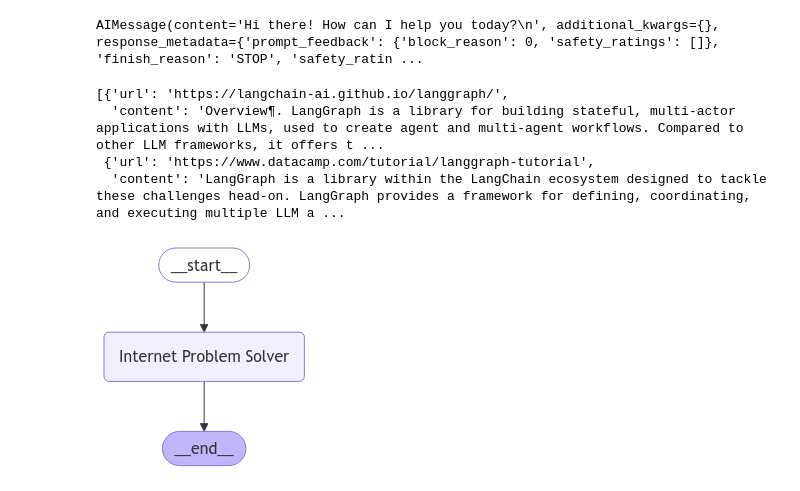
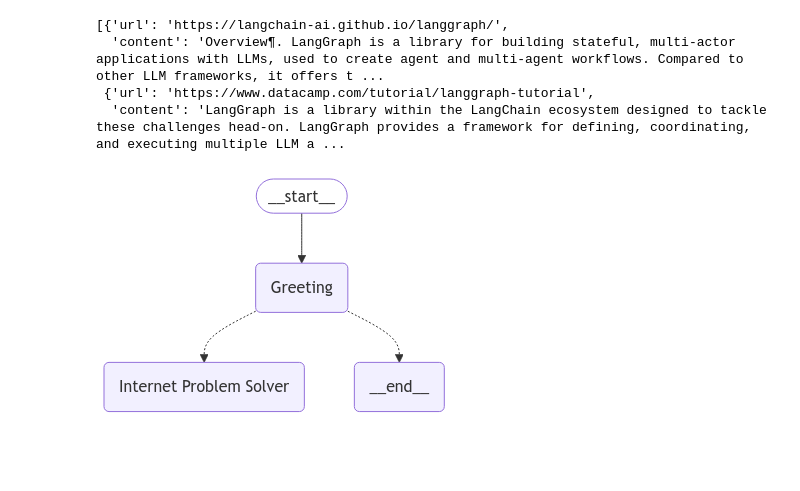
Before and after one commit to SamarSaeed1146/Internet_Chatbot, a Jupyter notebook: internet_chatbot_with_nodes_02.ipynb, the cells around one changed output. Cells and saved outputs as stored; diff of their text form; code cells hidden in the pictures; blank space fills up the shorter version.

```diff
--- a/internet_chatbot_with_nodes_02.ipynb
+++ b/internet_chatbot_with_nodes_02.ipynb
@@ -16,16 +51,3 @@ gemini_api_key = userdata.get('GEMINI_API_KEY')
-# %%
-from langchain_google_genai import ChatGoogleGenerativeAI
-
-llm: ChatGoogleGenerativeAI = ChatGoogleGenerativeAI(
-    model="gemini-1.5-flash",
-    api_key=gemini_api_key,
-    max_retries=2,
-    temperature=0.5,
-)
-
-llm.invoke("hi")
-# %% [output]
-AIMessage(content='Hi there! How can I help you today?\n', additional_kwargs={}, response_metadata={'prompt_feedback': {'block_reason': 0, 'safety_ratings': []}, 'finish_reason': 'STOP', 'safety_ratin ...
 # %%
 from langchain_community.tools.tavily_search import TavilySearchResults
 
@@ -56,33 +78,47 @@ def internet_problem_solver(user_input: str):
     except Exception as e:
         print(f"Error invoking TavilySearchResults: {str(e)}")
         responses.append(f"Error with TavilySearchResults: {str(e)}")
 
     try:
         llm_response = llm.invoke(user_input)
 
         if llm_response:
             responses.append(f"{llm_response}")
     except Exception as e:
         print(f"Error invoking LLM: {str(e)}")
         responses.append(f"Error with LLM: {str(e)}")
 
     if responses:
         return "\n\n".join(responses)
     else:
         return "No meaningful response from tools or LLM."
 
+def greeting_handler(user_input: str):
+    greetings = ["hello", "hi", "hey", "greetings"]
+    if any(greet in user_input.lower() for greet in greetings):
+        return "Hello! How can I assist you today? If you have any internet-related issues, feel free to ask!"
+    else:
+        return "Redirecting to the Internet Problem Solver for your query."
+
 class State(TypedDict):
     messages: Annotated[list, add_messages]
 
 graph_builder = StateGraph(State)
+graph_builder.add_node("Greeting", greeting_handler)
 graph_builder.add_node("Internet Problem Solver", internet_problem_solver)
-graph_builder.add_edge(START, "Internet Problem Solver")
-graph_builder.add_edge("Internet Problem Solver", END)
+graph_builder.add_edge(START, "Greeting")
+graph_builder.add_conditional_edges(
+    "Greeting",
+    {
+        "Internet Problem Solver": lambda user_input: "internet" in user_input.lower(),
+        END: lambda user_input: not ("internet" in user_input.lower())
+    }
+)
 graph = graph_builder.compile()
 
 try:
     display(Image(graph.get_graph().draw_mermaid_png()))
 except Exception:
     pass
 # %% [output]
-[figure, old version]
+[figure, new version]
```
Also changed, not shown: parts of 2 cells of this notebook.
